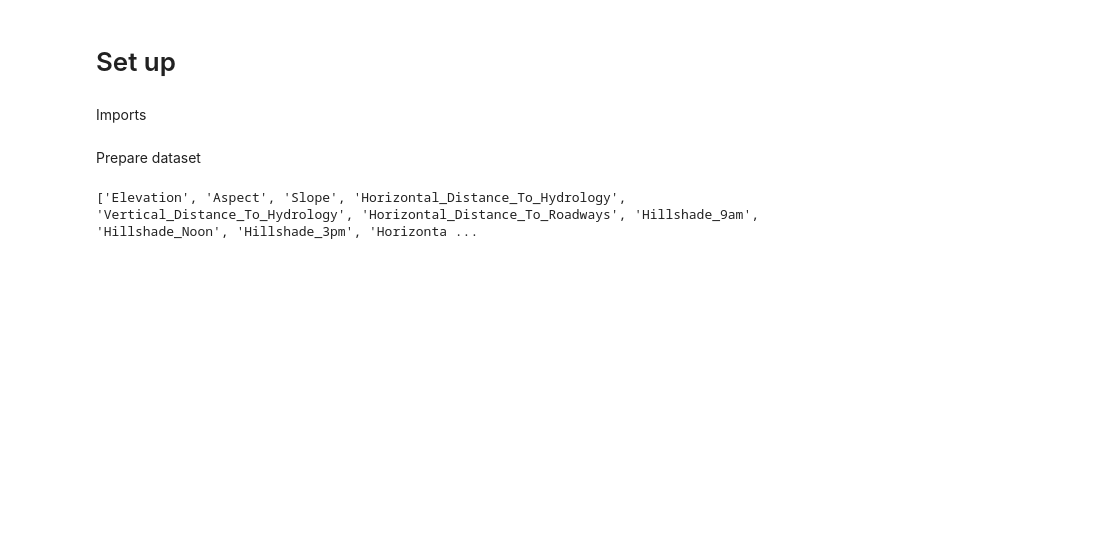
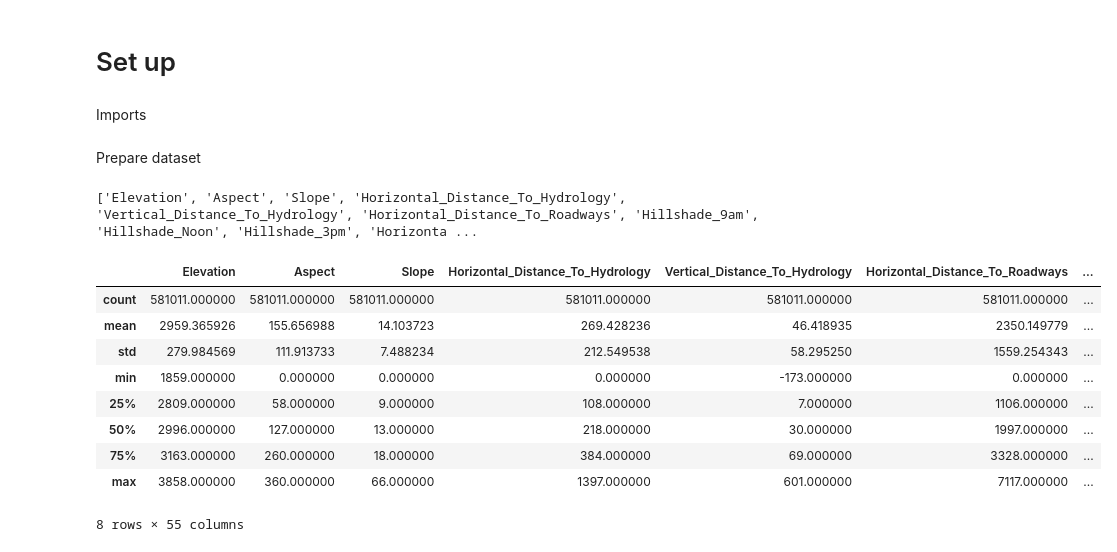
Before and after one commit to Michalinh0/DS2022, a Jupyter notebook: Classification/Covertype.ipynb, the cells around one changed output. Drawn from its saved outputs; the diff is of its cells as text; code cells hidden in the pictures; blank space fills up the shorter version.

```diff
--- a/Classification/Covertype.ipynb
+++ b/Classification/Covertype.ipynb
@@ -29,3 +31,27 @@ input_vector = strOfNames[0:54]
 print(input_vector)
 # %% [output]
 ['Elevation', 'Aspect', 'Slope', 'Horizontal_Distance_To_Hydrology', 'Vertical_Distance_To_Hydrology', 'Horizontal_Distance_To_Roadways', 'Hillshade_9am', 'Hillshade_Noon', 'Hillshade_3pm', 'Horizonta ...
+# %%
+#plot = plt.scatter(,covertype_dataset["Elevation"])
+covertype_dataset.describe()
+#seaborn.displot(covertype_dataset , x = "Elevation")
+#seaborn.displot(covertype_dataset , x = "Aspect")
+#seaborn.displot(covertype_dataset , x = "Slope")
+#seaborn.displot(covertype_dataset , x = "Horizontal_Distance_To_Hydrology")
+#seaborn.displot(covertype_dataset , x = "Vertical_Distance_To_Hydrology")
+#seaborn.displot(covertype_dataset , x = "Horizontal_Distance_To_Roadways")
+#seaborn.displot(covertype_dataset , x = "Hillshade_9am")
+#seaborn.displot(covertype_dataset , x = "Hillshade_Noon")
+#seaborn.displot(covertype_dataset , x = "Hillshade_3pm")
+#seaborn.displot(covertype_dataset , x = "Horizontal_Distance_To_Fire_Points")
+# %% [output]
+|  | Elevation | Aspect | Slope | Horizontal_Distance_To_Hydrology | Vertical_Distance_To_Hydrology | Horizontal_Distance_To_Roadways | ... |
+| count | 581011.000000 | 581011.000000 | 581011.000000 | 581011.000000 | 581011.000000 | 581011.000000 | ... |
+| mean | 2959.365926 | 155.656988 | 14.103723 | 269.428236 | 46.418935 | 2350.149779 | ... |
+| std | 279.984569 | 111.913733 | 7.488234 | 212.549538 | 58.295250 | 1559.254343 | ... |
+| min | 1859.000000 | 0.000000 | 0.000000 | 0.000000 | -173.000000 | 0.000000 | ... |
+| 25% | 2809.000000 | 58.000000 | 9.000000 | 108.000000 | 7.000000 | 1106.000000 | ... |
+| 50% | 2996.000000 | 127.000000 | 13.000000 | 218.000000 | 30.000000 | 1997.000000 | ... |
+| 75% | 3163.000000 | 260.000000 | 18.000000 | 384.000000 | 69.000000 | 3328.000000 | ... |
+| max | 3858.000000 | 360.000000 | 66.000000 | 1397.000000 | 601.000000 | 7117.000000 | ... |
+8 rows × 55 columns
```
Also changed, not shown: parts of 3 cells of this notebook.
